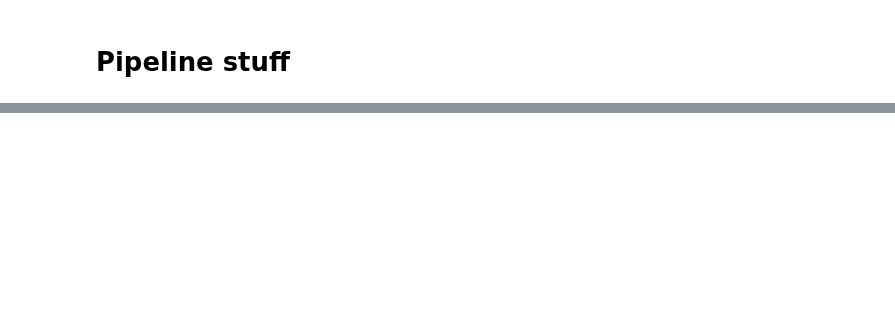
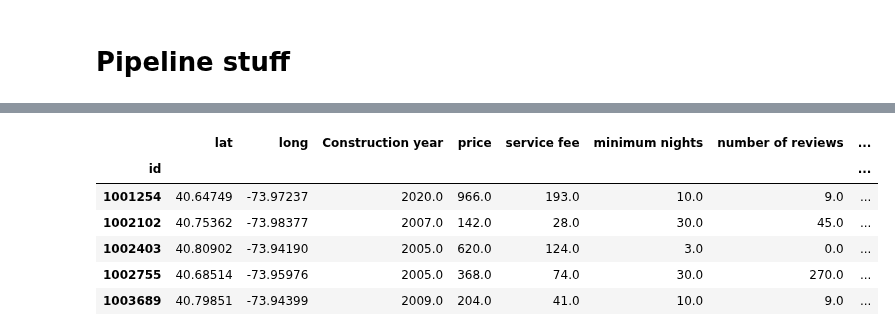
Before and after one commit to harrisuddin/F20DL, a Jupyter notebook: F20DL.ipynb, the cells around one changed output, grey strips where cells are left out. Drawn from its saved outputs; the diff is of its cells as text; code cells hidden in the pictures; blank space fills up the shorter version.

```diff
--- a/F20DL.ipynb
+++ b/F20DL.ipynb
@@ -472,3 +481,14 @@ bnb_num.head()
+# %%
+bnb_num = bnb_data.select_dtypes(include=['float64'])
+bnb_num.head()
+# %% [output]
+|  | lat | long | Construction year | price | service fee | minimum nights | number of reviews | ... |
+| id |  |  |  |  |  |  |  | ... |
+| 1001254 | 40.64749 | -73.97237 | 2020.0 | 966.0 | 193.0 | 10.0 | 9.0 | ... |
+| 1002102 | 40.75362 | -73.98377 | 2007.0 | 142.0 | 28.0 | 30.0 | 45.0 | ... |
+| 1002403 | 40.80902 | -73.94190 | 2005.0 | 620.0 | 124.0 | 3.0 | 0.0 | ... |
+| 1002755 | 40.68514 | -73.95976 | 2005.0 | 368.0 | 74.0 | 30.0 | 270.0 | ... |
+| 1003689 | 40.79851 | -73.94399 | 2009.0 | 204.0 | 41.0 | 10.0 | 9.0 | ... |
 # %%
 from sklearn.pipeline import Pipeline
 from sklearn.preprocessing import StandardScaler
```
Also changed, not shown: parts of 12 cells of this notebook.
